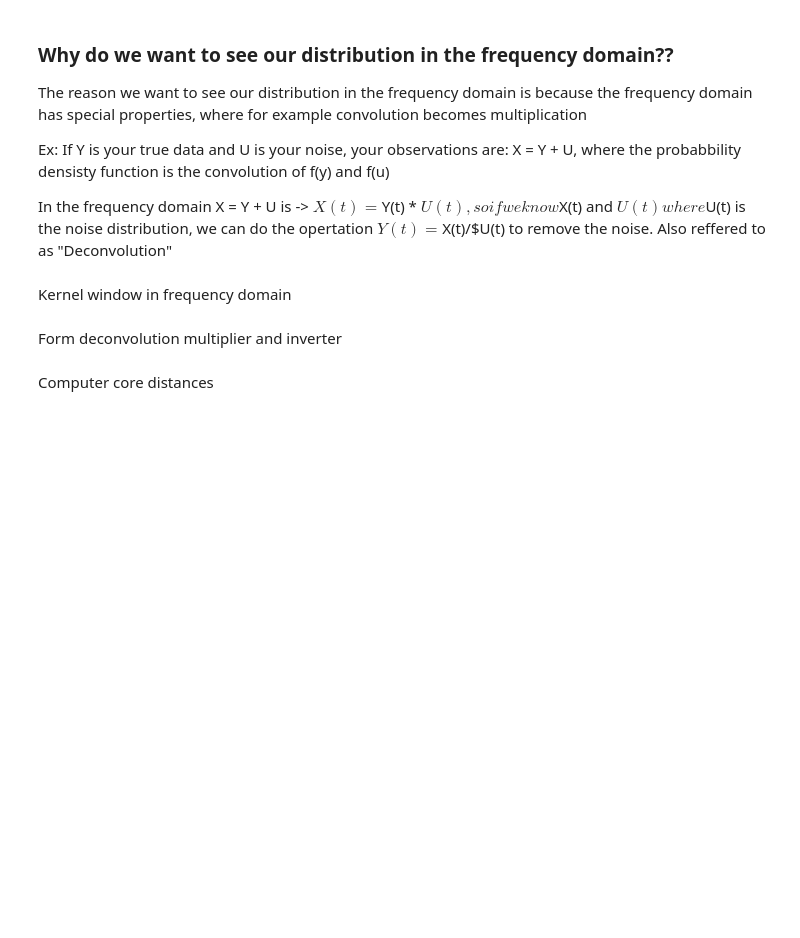
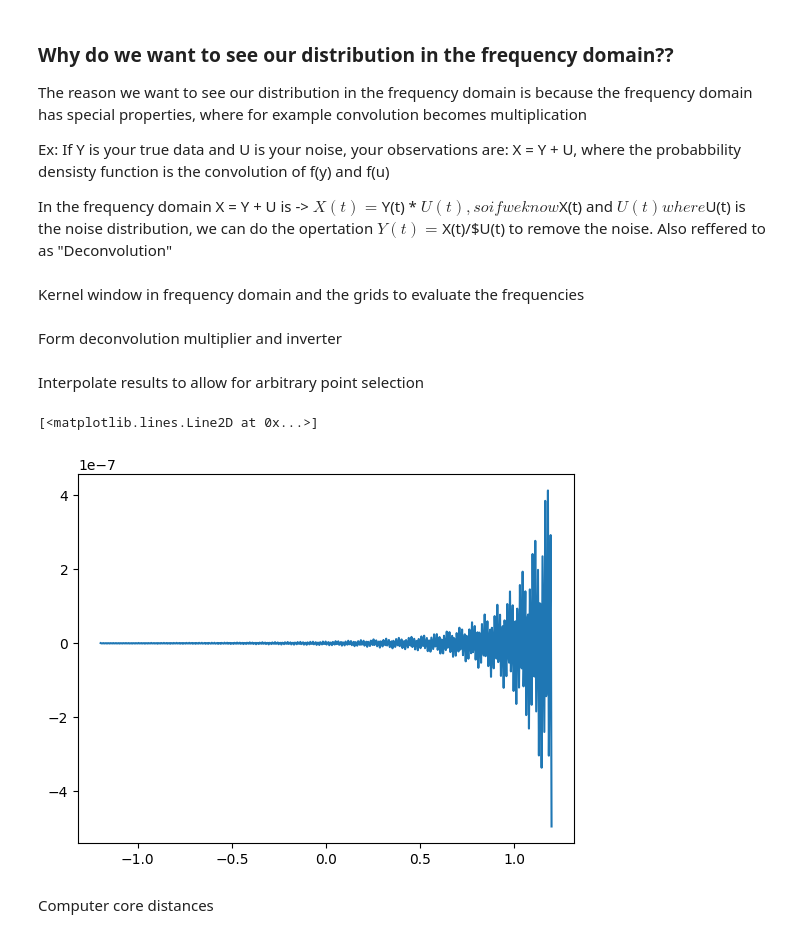
Before and after one commit to RobinB1lo/New-HDBSCAN, a Jupyter notebook: trials/deconvolutionKDE.ipynb, the cells around one changed output. Drawn from its saved outputs; the diff is of its cells as text; code cells hidden in the pictures; blank space fills up the shorter version.

```diff
--- a/trials/deconvolutionKDE.ipynb
+++ b/trials/deconvolutionKDE.ipynb
@@ -62,7 +61,7 @@ Ex: If Y is your true data and U is your noise, your observations are: X = Y + U
 
 In the frequency domain X = Y + U is -> $X(t) = $Y(t) * $U(t), so if we know $X(t) and $U(t) where $U(t) is the noise distribution, we can do the opertation $Y(t) = $X(t)/$U(t) to remove the noise. Also reffered to as "Deconvolution"
 # %% [markdown]
-Kernel window in frequency domain
+Kernel window in frequency domain and the grids to evaluate the frequencies
 # %%
 n = len(X_obs)
 sigma_X = np.std(X_obs.flatten())
@@ -71,6 +70,10 @@ variance_diff = max(sigma_X**2 - sigma_U**2, 1e-8)
 c = 1.06 #silverman's constant
 h = c * np.sqrt(variance_diff) * n**(-1/5) #Controls how much smoothing is applied to our density estimate, but I do not know how to pick the optimal h, from m research this seemed like the best way to do it (Silverman's rule of thumb adjsuted for deconvolution)
 
+T, N = 1/h, 2**12 #Range of frequencies, number of points in the frequency grid and point grid
+t = np.linspace(-T, T, N) #Frequency grid
+x_grid = np.linspace(X_obs.min(), X_obs.max(), N) #Grid of observed data points
+
 before_phi_K = (1 - (t*h)**2)**3
 phi_K = np.zeros_like(t)
 inside = np.abs(t*h) <= 1
@@ -78,7 +81,19 @@ phi_K[inside] = (1 - (t[inside]*h)**2)**3 #This computes the fourier transform o
 # %% [markdown]
 Form deconvolution multiplier and inverter
 # %%
-#Check that you get an actual estmat of the actual density , N(0, 2)
+G = phi_X * phi_K / phi_U
+fhat = np.fft.ifftshift(np.fft.ifft(np.fft.ifftshift(G))).real / (2*np.pi)
+fhat /= np.trapz(fhat, x_grid)
+# %% [markdown]
+Interpolate results to allow for arbitrary point selection
+# %%
+fhat_interp = interp1d(x_grid, fhat, kind="linear", bounds_error=False, fill_value=0.0)
+
+new_x = np.linspace(-T, T, 500)
+plt.plot(new_x, fhat_interp(new_x))
+# %% [output]
+[<matplotlib.lines.Line2D at 0x...>]
+[figure, added]
 # %% [markdown]
 Computer core distances
 # %%
```
Also changed, not shown: parts of 7 cells of this notebook, 1 other file.
